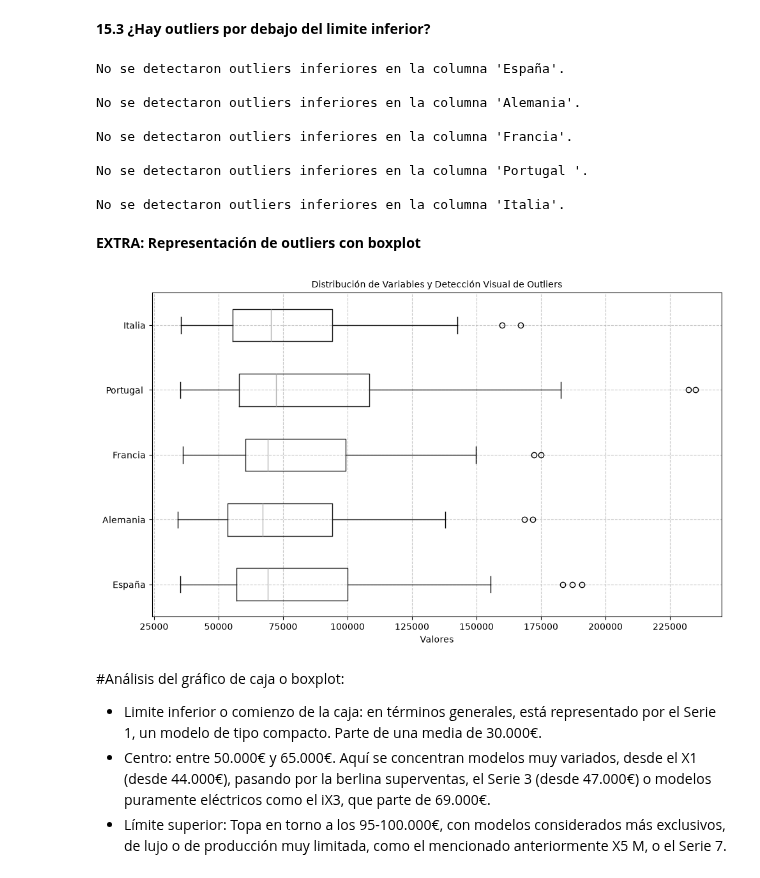
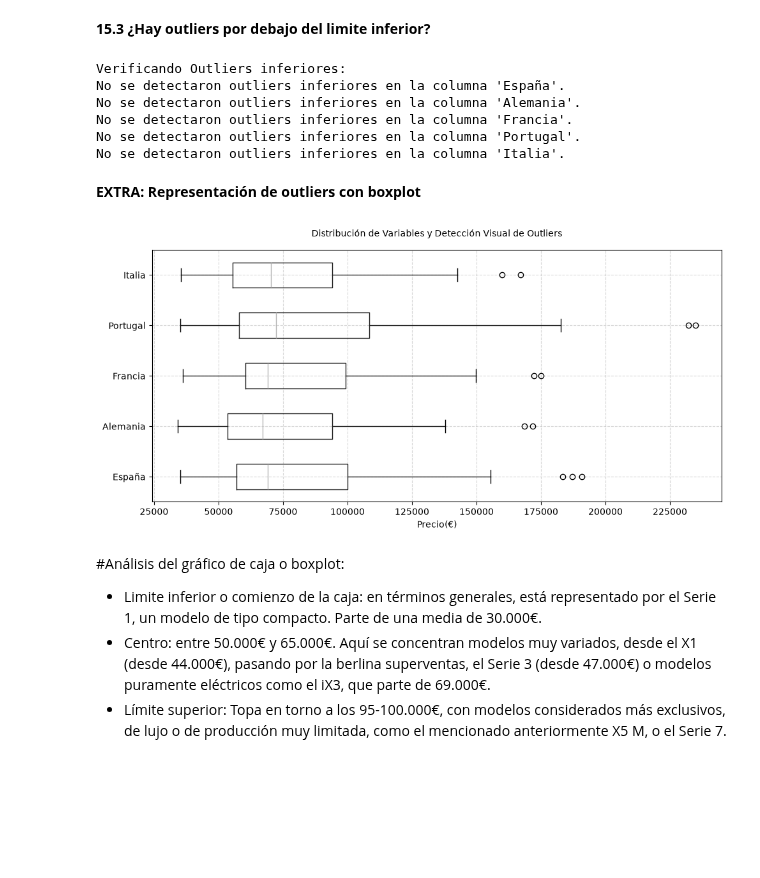
Before and after one commit to adrianamorchons/analisis_precios_bmw_2026, a Jupyter notebook: ANALISIS_BMW_PRECIOS_2026.ipynb, the cells around one changed output. Drawn from its saved outputs; the diff is of its cells as text; code cells hidden in the pictures; blank space fills up the shorter version.

```diff
--- a/ANALISIS_BMW_PRECIOS_2026.ipynb
+++ b/ANALISIS_BMW_PRECIOS_2026.ipynb
@@ -201,0 +207,9 @@ El modelo más caro en Portugal es: X6 M
+# %%
+# Normalizar los encabezados para eliminar espacios al inicio o al final
+df.columns = df.columns.astype(str).str.strip()
+
+idx_max_portugal = df["Portugal"].idxmax()
+modelo_caro_portugal = df.loc[idx_max_portugal, "Modelo"]
+precio_caro_portugal = df.loc[idx_max_portugal, "Portugal"]
+
+print(f"El modelo más caro en Portugal es: {modelo_caro_portugal} ({precio_caro_portugal:,.2f}€)")
@@ -358,13 +366,8 @@ También hay que tener aquí en cuenta aquellos modelos cuyo precio es elevado p
 
 <span style="font-size: 15pt; font-weight: bold; color: #009dcd;"> **11. SORT_VALUES: Ordenar en sentido ascendente o descendente** </span>
 # %%
-#Ordenar precios en sentido ASCENDENTE con sort_values()
-
-import pandas as pd
-r = '/Users/adriana/Desktop/ANALISIS CODIGO /Análisis precios BMW/bmw_prices_2026.csv'
-df = pd.read_csv(r, sep=';')
-
-df.sort_values(by='España', ascending=True, inplace=True)
-df.head(10)
+#Ordenar precios en sentido DESCENDENTE con sort_values()
+r = 'bmw_prices_2026.csv'
+df.sort_values(by='España', ascending=False).head(10)
 # %% [output]
 |  | Modelo | España | Alemania | Francia | Portugal | Italia |
@@ -381,7 +383,0 @@ df.head(10)
-# %%
-#Ordenar precios en sentido DESCENDENTE
-import pandas as pd
-r = '/Users/adriana/Desktop/Master Data Analytics /Experimento Pandas/bmw_prices_2026.csv'
-
-df.sort_values(by='Italia', ascending=False, inplace=True)
-df.head(10)
@@ -577,5 +533,5 @@ El sobreprecio del 420d, que se calcula entre 1800-2000€, puede asociarse tamb
 # %%
 #Transponer: intercambio de columnas y filas
 #con objeto de ver elementos específicos
-df.transpose()
+df.set_index('Modelo').transpose()
 # %% [output]
@@ -720,21 +700,18 @@ En definitiva: El BMW XM podría verse como un outlier puro, pues es un modelo q
 # %%
 #Reflejar solamente los outliers que no superan el límite inferior
 #(En caso de haberlos)
-import matplotlib.pyplot as plt
-import numpy as np
-
-#Iterar sobre las columnas numéricas
+#Iterar sobre las columnas numéricas por cada mercado:
+print("Verificando Outliers inferiores:")
 for column in df.select_dtypes(include=np.number).columns:
     Q1= df[column].quantile(0.25)
     Q3= df[column].quantile(0.75)
     IQR= Q3 -Q1
     lower_bound = Q1-1.5*IQR
-    higher_bound= Q3+1.5*IQR
-
 
     #Solamente filtramos las columnas con outliers que no superan el límite inferior
     outliers_inferior = df[df[column]<lower_bound]
 
+#Imprimir estado, habiendo corregido errores
     if not outliers_inferior.empty:
         print(f"\nGráfico de Outliers (solo inferiores) en la columna '{column}':")
         plt.figure(figsize=(10,6))
@@ -746,39 +723,35 @@ for column in df.select_dtypes(include=np.number).columns:
         plt.tight_layout()
         plt.show()
     else:
-        print(f"\nNo se detectaron outliers inferiores en la columna '{column}'.")
+        print(f"No se detectaron outliers inferiores en la columna '{column}'.")
 # %% [output]
+Verificando Outliers inferiores:
 No se detectaron outliers inferiores en la columna 'España'.
-
 No se detectaron outliers inferiores en la columna 'Alemania'.
-
 No se detectaron outliers inferiores en la columna 'Francia'.
-
-No se detectaron outliers inferiores en la columna 'Portugal '.
-
+No se detectaron outliers inferiores en la columna 'Portugal'.
 No se detectaron outliers inferiores en la columna 'Italia'.
 # %% [markdown]
 **EXTRA: Representación de outliers con boxplot**
 # %%
 #Representación de los outliers con boxplot
 
 columnas_numericas = df.select_dtypes(include=np.number).columns
 
-#1. Crear gráfico y columna de caja
-plt.figure(figsize=(10, 6))
+#Crear gráfico y columna de caja
+plt.figure(figsize=(10, 5))
 df.boxplot(column=list(columnas_numericas),vert=False)
 
-#2. Diseño
-plt.title('Distribución de Variables y Detección Visual de Outliers', fontsize=10)
-plt.xlabel('Valores')
-plt.yticks(rotation=360)
-plt.grid(True, linestyle='--', alpha=0.7)
+#Diseño
+plt.title('Distribución de Variables y Detección Visual de Outliers', fontsize=10, pad=15)
+plt.xlabel('Precio(€)', fontsize=10)
+plt.grid(True, linestyle='--', alpha=0.5)
 
-#3. Mostrar gráfico
+#Mostrar gráfico
 plt.tight_layout()
 plt.show()
 # %% [output]
-[figure, old version]
+[figure, new version]
 # %% [markdown]
 #Análisis del gráfico de caja o boxplot:
 - Limite inferior o comienzo de la caja: en términos generales, está representado por el Serie 1, un modelo de tipo compacto. Parte de una media de 30.000€.
```
Also changed, not shown: parts of 64 cells of this notebook.
